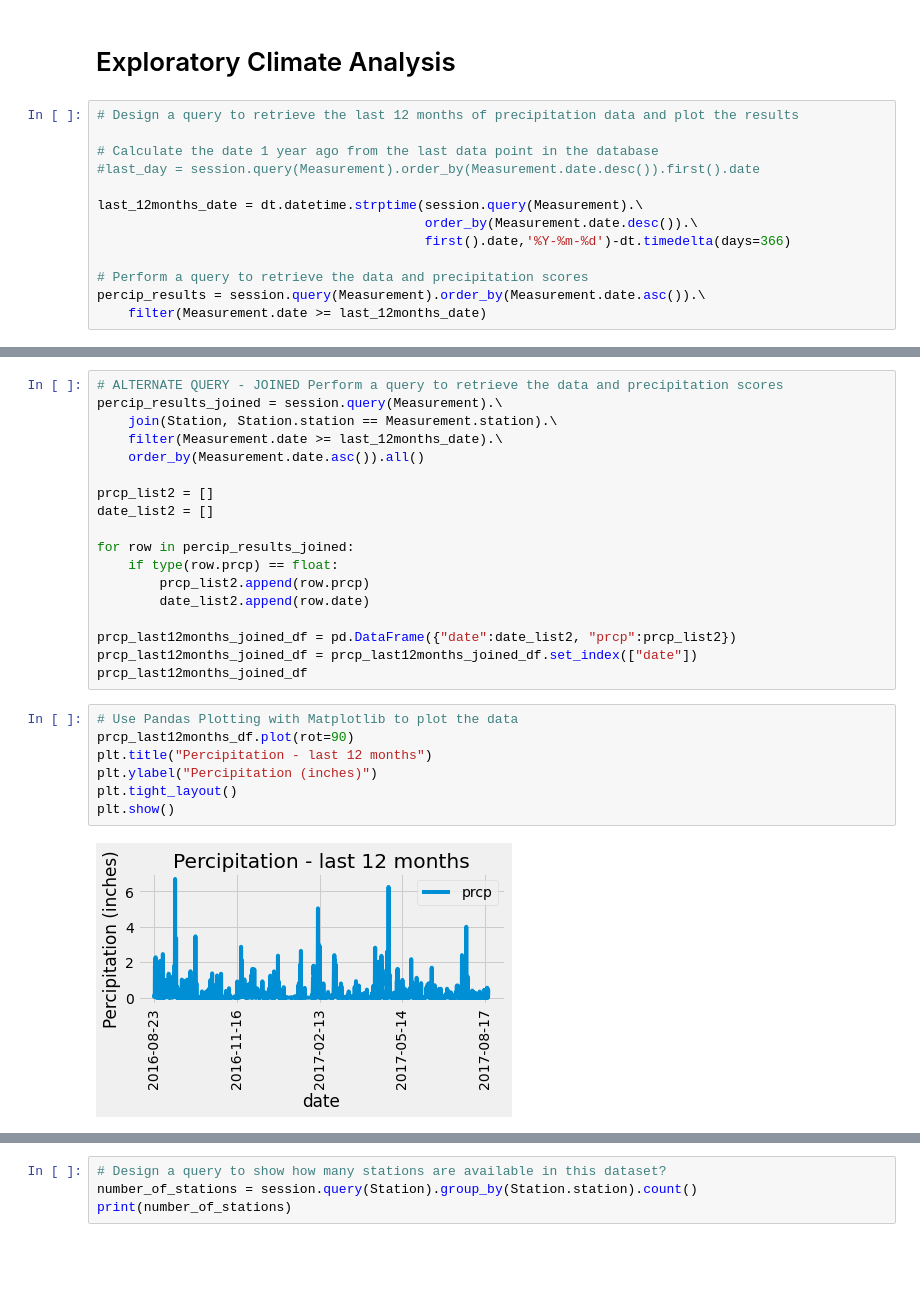
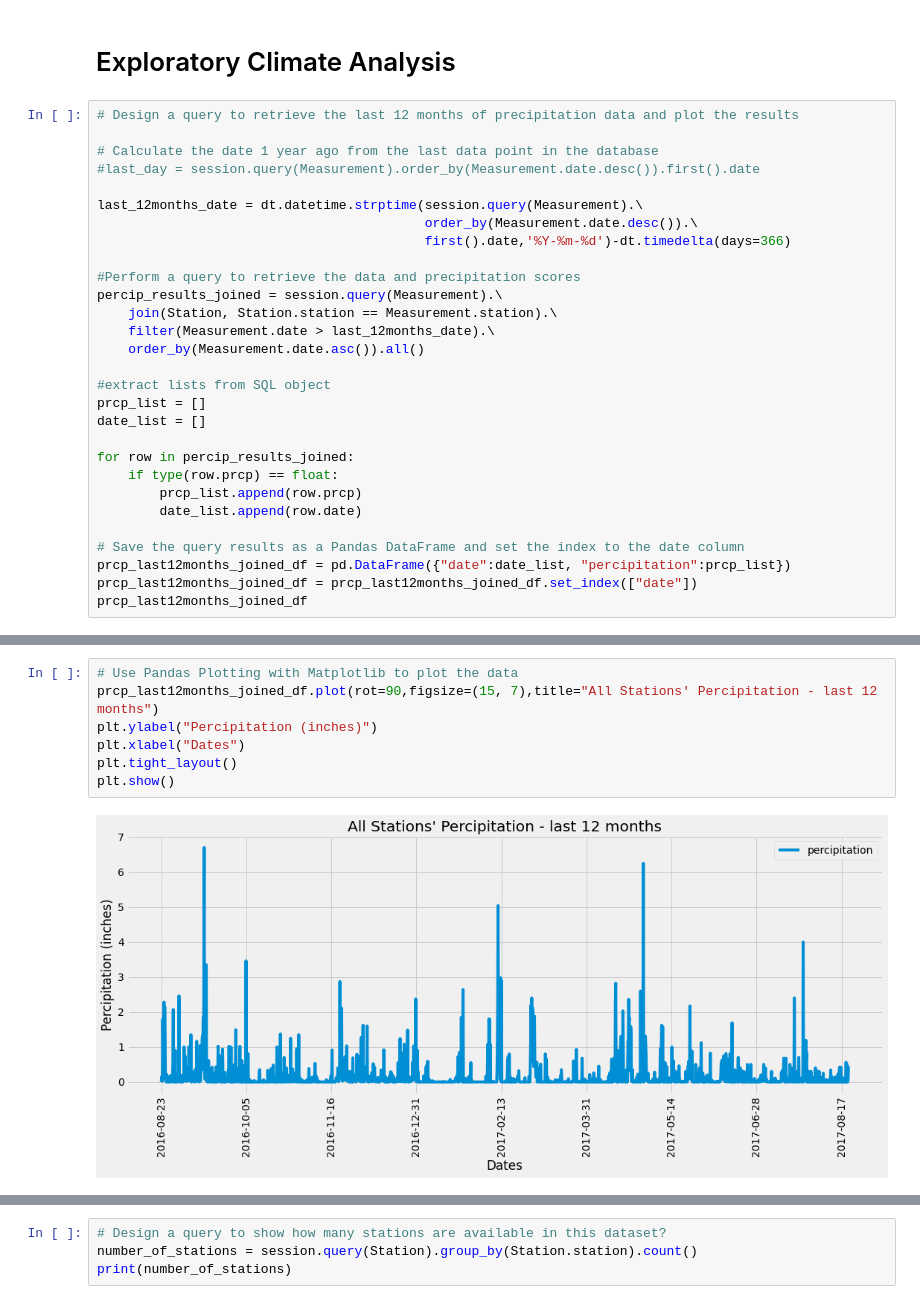
Before and after one commit to mnolker/sqlalchemy-challenge, a Jupyter notebook: climate.ipynb, the cells around one changed output, grey strips where cells are left out. Drawn from its saved outputs; the diff is of its cells as text; blank space fills up the shorter version.

```diff
--- a/climate.ipynb
+++ b/climate.ipynb
@@ -103,6 +103,22 @@ last_12months_date = dt.datetime.strptime(session.query(Measurement).\
                                           order_by(Measurement.date.desc()).\
                                           first().date,'%Y-%m-%d')-dt.timedelta(days=366)
 
-# Perform a query to retrieve the data and precipitation scores
-percip_results = session.query(Measurement).order_by(Measurement.date.asc()).\
-    filter(Measurement.date >= last_12months_date)
+#Perform a query to retrieve the data and precipitation scores
+percip_results_joined = session.query(Measurement).\
+    join(Station, Station.station == Measurement.station).\
+    filter(Measurement.date > last_12months_date).\
+    order_by(Measurement.date.asc()).all()
+
+#extract lists from SQL object
+prcp_list = []
+date_list = []
+
+for row in percip_results_joined:
+    if type(row.prcp) == float:
+        prcp_list.append(row.prcp)
+        date_list.append(row.date)
+
+# Save the query results as a Pandas DataFrame and set the index to the date column
+prcp_last12months_joined_df = pd.DataFrame({"date":date_list, "percipitation":prcp_list})
+prcp_last12months_joined_df = prcp_last12months_joined_df.set_index(["date"])
+prcp_last12months_joined_df
@@ -136,29 +140,11 @@ prcp_last12months_df
-# %%
-# ALTERNATE QUERY - JOINED Perform a query to retrieve the data and precipitation scores
-percip_results_joined = session.query(Measurement).\
-    join(Station, Station.station == Measurement.station).\
-    filter(Measurement.date >= last_12months_date).\
-    order_by(Measurement.date.asc()).all()
-
-prcp_list2 = []
-date_list2 = []
-
-for row in percip_results_joined:
-    if type(row.prcp) == float:
-        prcp_list2.append(row.prcp)
-        date_list2.append(row.date)
-
-prcp_last12months_joined_df = pd.DataFrame({"date":date_list2, "prcp":prcp_list2})
-prcp_last12months_joined_df = prcp_last12months_joined_df.set_index(["date"])
-prcp_last12months_joined_df
 # %%
 # Use Pandas Plotting with Matplotlib to plot the data
-prcp_last12months_df.plot(rot=90)
-plt.title("Percipitation - last 12 months")
+prcp_last12months_joined_df.plot(rot=90,figsize=(15, 7),title="All Stations' Percipitation - last 12 months")
 plt.ylabel("Percipitation (inches)")
+plt.xlabel("Dates")
 plt.tight_layout()
 plt.show()
 # %% [output]
-[figure, old version]
+[figure, new version]
 # %%
 # Use Pandas to calcualte the summary statistics for the precipitation data
```
Also changed, not shown: parts of 8 cells of this notebook.
